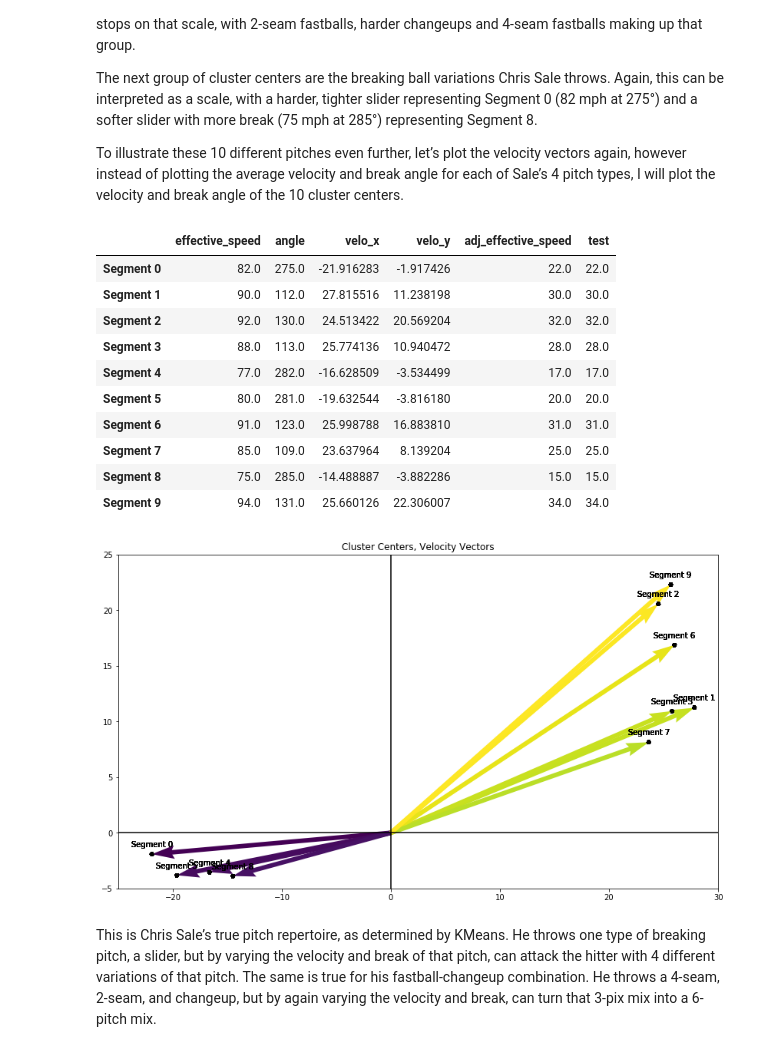
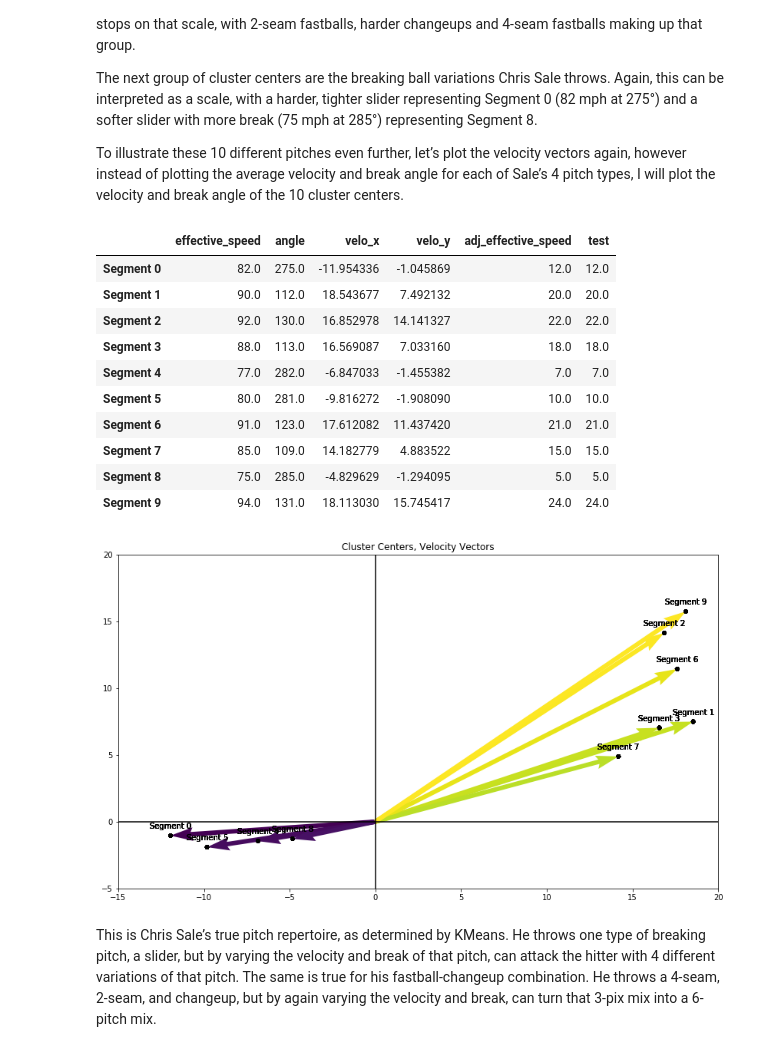
Before and after one commit to atDoyle/Udacity-Machine-Learning, a Jupyter notebook: capstone/Doyle_Capstone_Report.ipynb, the cells around one changed output. Drawn from its saved outputs; the diff is of its cells as text; code cells hidden in the pictures.

```diff
--- a/capstone/Doyle_Capstone_Report.ipynb
+++ b/capstone/Doyle_Capstone_Report.ipynb
@@ -237,7 +237,7 @@ df_vector['test']  = 0
 
 #Scale the velocity down for illustrative purposes
 for i in range(len(df_vector)):
-    df_vector['adj_effective_speed'].loc[i] = df_vector['effective_speed'].loc[i] - 60
+    df_vector['adj_effective_speed'].loc[i] = df_vector['effective_speed'].loc[i] - 70
 
 
 for i in range(len(df_vector)):
@@ -698,7 +698,7 @@ df_center_vectors['test']  = 0
 
 
 for i in df_center_vectors.index.values:
-    df_center_vectors['adj_effective_speed'].loc[i] = df_center_vectors['effective_speed'].loc[i] - 60 #Scale velocity for illustrative purposes
+    df_center_vectors['adj_effective_speed'].loc[i] = df_center_vectors['effective_speed'].loc[i] - 70 #Scale velocity for illustrative purposes
     if df_center_vectors['angle'].loc[i] >= 90 and df_center_vectors['angle'].loc[i] < 180:
         df_center_vectors['velo_x'].loc[i] = df_center_vectors['adj_effective_speed'].loc[i] * math.cos(math.radians((df_center_vectors['angle'].loc[i]) - 90))
         df_center_vectors['velo_y'].loc[i] = df_center_vectors['adj_effective_speed'].loc[i] * math.sin(math.radians((df_center_vectors['angle'].loc[i]) - 90))
@@ -720,51 +720,51 @@ for i in df_center_vectors.index.values:
 display(df_center_vectors)
 # %% [output]
 |  | effective_speed | angle | velo_x | velo_y | adj_effective_speed | test |
-| Segment 0 | 82.0 | 275.0 | -21.916283 | -1.917426 | 22.0 | 22.0 |
-| Segment 1 | 90.0 | 112.0 | 27.815516 | 11.238198 | 30.0 | 30.0 |
-| Segment 2 | 92.0 | 130.0 | 24.513422 | 20.569204 | 32.0 | 32.0 |
-| Segment 3 | 88.0 | 113.0 | 25.774136 | 10.940472 | 28.0 | 28.0 |
-| Segment 4 | 77.0 | 282.0 | -16.628509 | -3.534499 | 17.0 | 17.0 |
-| Segment 5 | 80.0 | 281.0 | -19.632544 | -3.816180 | 20.0 | 20.0 |
-| Segment 6 | 91.0 | 123.0 | 25.998788 | 16.883810 | 31.0 | 31.0 |
-| Segment 7 | 85.0 | 109.0 | 23.637964 | 8.139204 | 25.0 | 25.0 |
-| Segment 8 | 75.0 | 285.0 | -14.488887 | -3.882286 | 15.0 | 15.0 |
-| Segment 9 | 94.0 | 131.0 | 25.660126 | 22.306007 | 34.0 | 34.0 |
+| Segment 0 | 82.0 | 275.0 | -11.954336 | -1.045869 | 12.0 | 12.0 |
+| Segment 1 | 90.0 | 112.0 | 18.543677 | 7.492132 | 20.0 | 20.0 |
+| Segment 2 | 92.0 | 130.0 | 16.852978 | 14.141327 | 22.0 | 22.0 |
+| Segment 3 | 88.0 | 113.0 | 16.569087 | 7.033160 | 18.0 | 18.0 |
+| Segment 4 | 77.0 | 282.0 | -6.847033 | -1.455382 | 7.0 | 7.0 |
+| Segment 5 | 80.0 | 281.0 | -9.816272 | -1.908090 | 10.0 | 10.0 |
+| Segment 6 | 91.0 | 123.0 | 17.612082 | 11.437420 | 21.0 | 21.0 |
+| Segment 7 | 85.0 | 109.0 | 14.182779 | 4.883522 | 15.0 | 15.0 |
+| Segment 8 | 75.0 | 285.0 | -4.829629 | -1.294095 | 5.0 | 5.0 |
+| Segment 9 | 94.0 | 131.0 | 18.113030 | 15.745417 | 24.0 | 24.0 |
 # %%
 ##### Create plot of velocity vectors to compare the pitches
 
 soa = np.empty([1,4])
 for i in df_center_vectors.index.values:
     soa = np.append(soa, np.array([[0, 0, df_center_vectors['velo_x'].loc[i], df_center_vectors['velo_y'].loc[i]]]), axis=0)
 
 soa = soa[1:11]
 X, Y, U, V = zip(*soa)
 plt.figure(figsize = (14,8))
 ax = plt.gca()
 Q1 = ax.quiver(X, Y, U, V, np.arctan2(V, U), angles='xy', scale_units='xy', scale=1)
-ax.set_xlim([-25, 30])
-ax.set_ylim([-5, 25])
+ax.set_xlim([-15, 20])
+ax.set_ylim([-5, 20])
 plt.axhline(y=0, color='k')
 plt.axvline(x=0, color='k')
 plt.title("Cluster Centers, Velocity Vectors")
 
 for i in range(len(df_center_vectors)):
     plt.quiverkey(Q1, df_center_vectors['velo_x'].iloc[0], df_center_vectors['velo_y'].iloc[0], 0, 'Segment 0', coordinates = 'data')
     plt.quiverkey(Q1, df_center_vectors['velo_x'].iloc[1], df_center_vectors['velo_y'].iloc[1], 0, 'Segment 1', coordinates = 'data')
     plt.quiverkey(Q1, df_center_vectors['velo_x'].iloc[2], df_center_vectors['velo_y'].iloc[2], 0, 'Segment 2', coordinates = 'data')
     plt.quiverkey(Q1, df_center_vectors['velo_x'].iloc[3], df_center_vectors['velo_y'].iloc[3], 0, 'Segment 3', coordinates = 'data')
     plt.quiverkey(Q1, df_center_vectors['velo_x'].iloc[4], df_center_vectors['velo_y'].iloc[4], 0, 'Segment 4', coordinates = 'data')
     plt.quiverkey(Q1, df_center_vectors['velo_x'].iloc[5], df_center_vectors['velo_y'].iloc[5], 0, 'Segment 5', coordinates = 'data')
     plt.quiverkey(Q1, df_center_vectors['velo_x'].iloc[6], df_center_vectors['velo_y'].iloc[6], 0, 'Segment 6', coordinates = 'data')
     plt.quiverkey(Q1, df_center_vectors['velo_x'].iloc[7], df_center_vectors['velo_y'].iloc[7], 0, 'Segment 7', coordinates = 'data')
     plt.quiverkey(Q1, df_center_vectors['velo_x'].iloc[8], df_center_vectors['velo_y'].iloc[8], 0, 'Segment 8', coordinates = 'data')
     plt.quiverkey(Q1, df_center_vectors['velo_x'].iloc[9], df_center_vectors['velo_y'].iloc[9], 0, 'Segment 9', coordinates = 'data')
 
 
 plt.draw()
 plt.show()
 # %% [output]
-[figure, old version]
+[figure, new version]
 # %% [markdown]
 This is Chris Sale’s true pitch repertoire, as determined by KMeans.  He throws one type of breaking pitch, a slider, but by varying the velocity and break of that pitch, can attack the hitter with 4 different variations of that pitch.  The same is true for his fastball-changeup combination.  He throws a 4-seam, 2-seam, and changeup, but by again varying the velocity and break, can turn that 3-pix mix into a 6-pitch mix.
 # %% [markdown]
```
Also changed, not shown: parts of 12 cells of this notebook, 1 other file.
